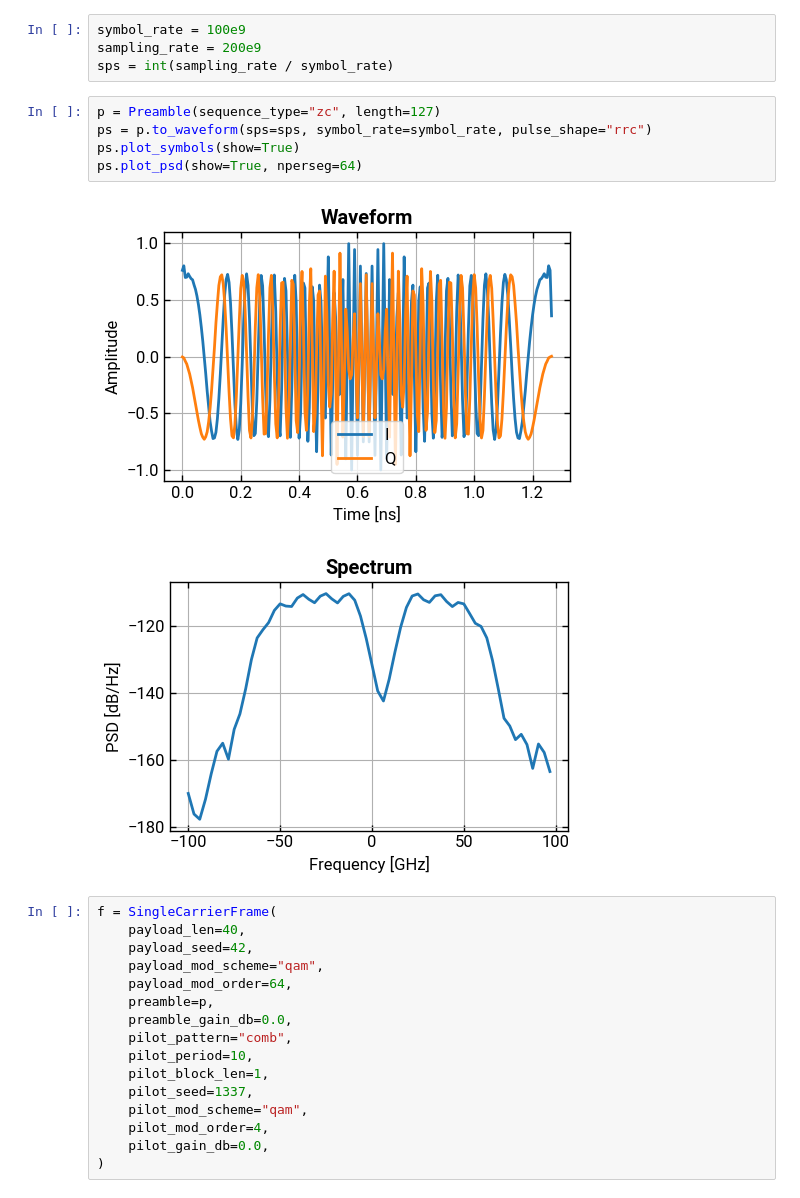
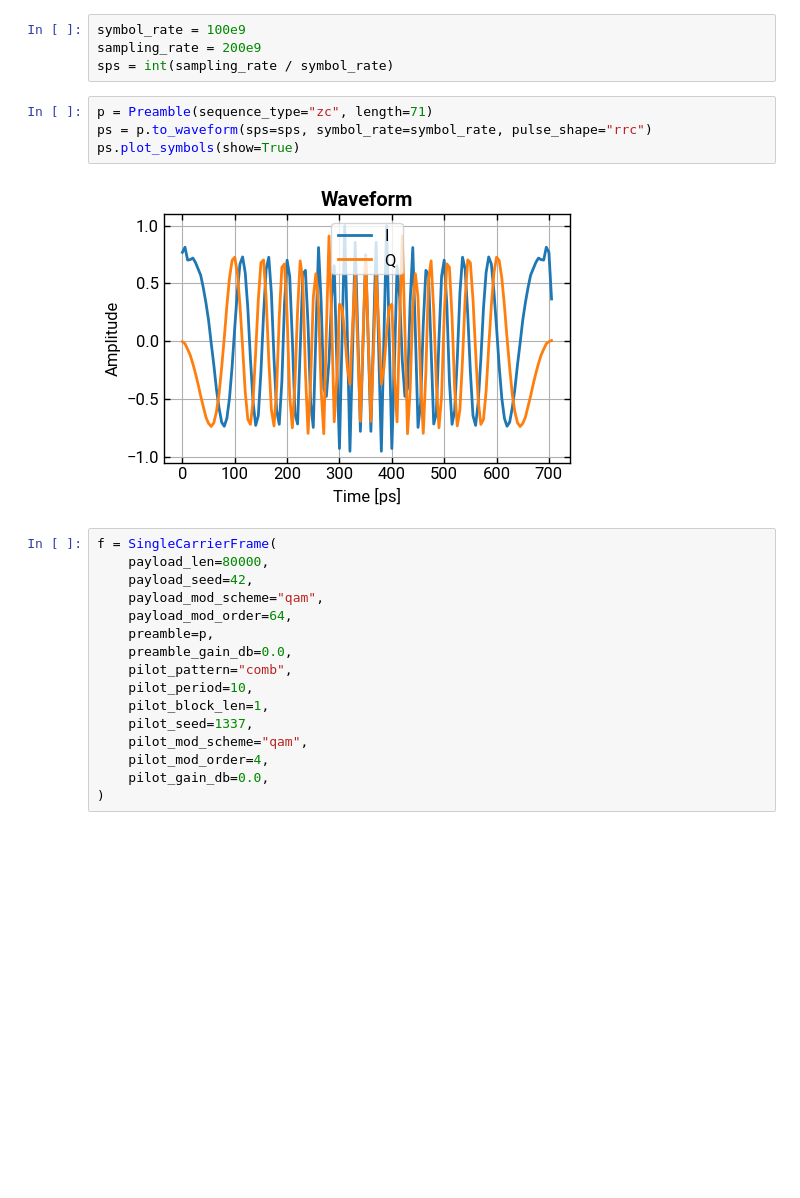
Before and after one commit to lokgar/commstools, a Jupyter notebook: examples/03-frames.ipynb, the cells around one changed output. Cells and saved outputs as stored; diff of their text form; blank space fills up the shorter version.

```diff
--- a/examples/03-frames.ipynb
+++ b/examples/03-frames.ipynb
@@ -10,16 +11,14 @@ symbol_rate = 100e9
 sampling_rate = 200e9
 sps = int(sampling_rate / symbol_rate)
 # %%
-p = Preamble(sequence_type="zc", length=127)
+p = Preamble(sequence_type="zc", length=71)
 ps = p.to_waveform(sps=sps, symbol_rate=symbol_rate, pulse_shape="rrc")
 ps.plot_symbols(show=True)
-ps.plot_psd(show=True, nperseg=64)
 # %% [output]
-[figure, old version]
+[figure, new version]
-[figure, removed]
 # %%
 f = SingleCarrierFrame(
-    payload_len=40,
+    payload_len=80000,
     payload_seed=42,
     payload_mod_scheme="qam",
     payload_mod_order=64,
```
Also changed, not shown: parts of 14 cells of this notebook, 26 other files.
